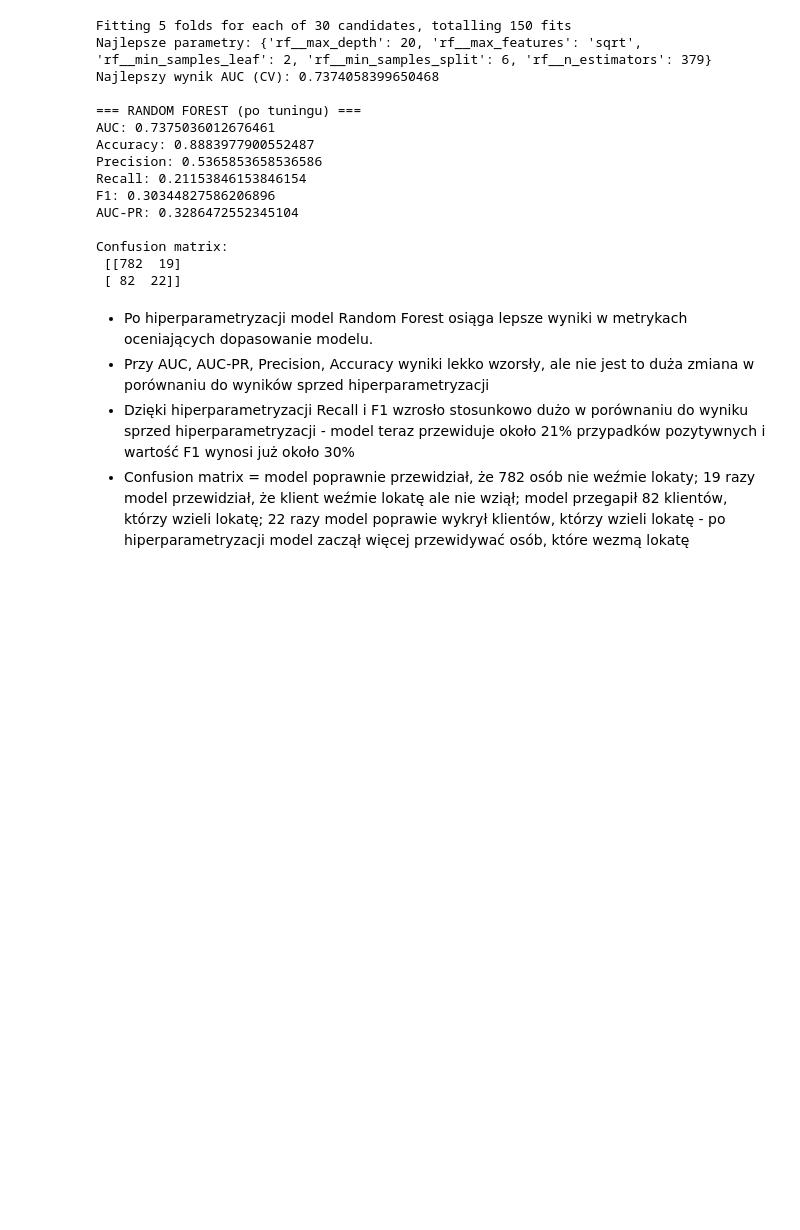
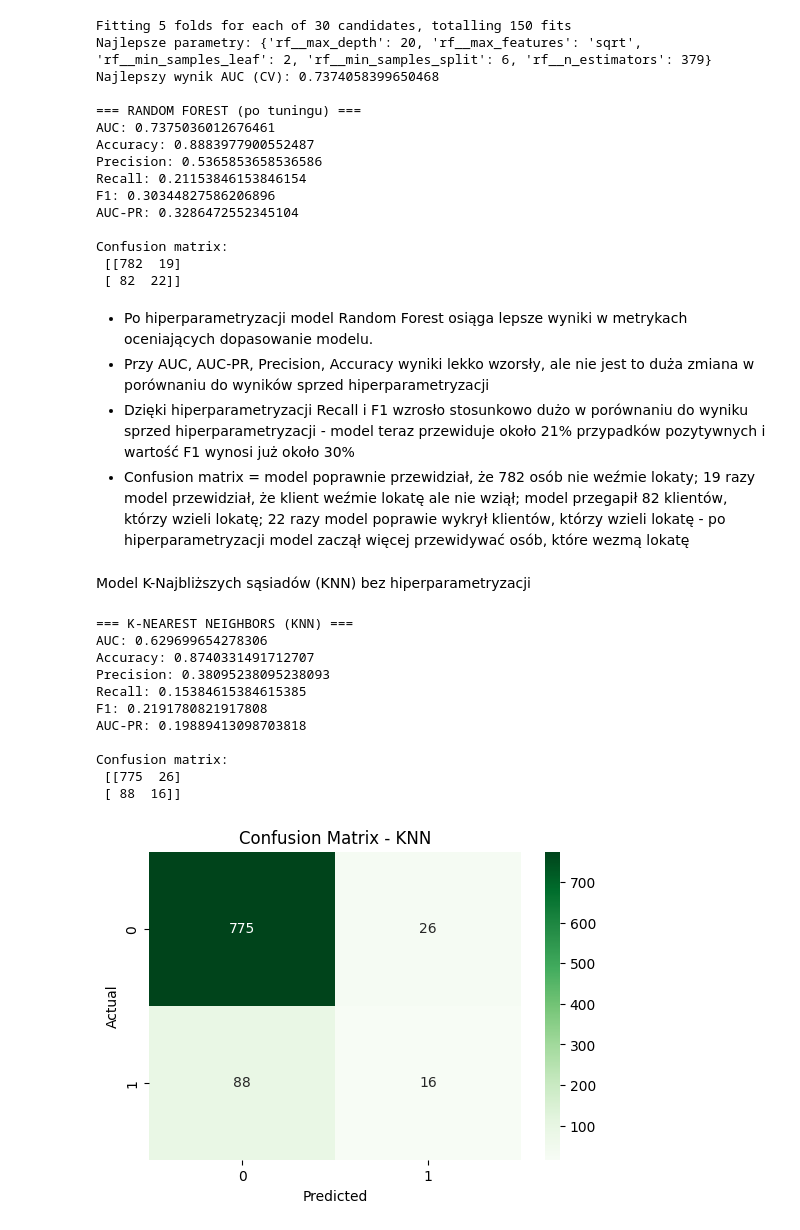
Before and after one commit to AdaGolan/projekt, a Jupyter notebook: Modele_dodatkowe .ipynb, the cells around one changed output. Cells and saved outputs as stored; diff of their text form; code cells hidden in the pictures; blank space fills up the shorter version.

```diff
--- a/Modele_dodatkowe .ipynb
+++ b/Modele_dodatkowe .ipynb
@@ -679,3 +679,54 @@ Confusion matrix:
 * Przy AUC, AUC-PR, Precision, Accuracy wyniki lekko wzorsły, ale nie jest to duża zmiana w porównaniu do wyników sprzed hiperparametryzacji
 * Dzięki hiperparametryzacji Recall i F1 wzrosło stosunkowo dużo w porównaniu do wyniku sprzed hiperparametryzacji - model teraz przewiduje około 21% przypadków pozytywnych i wartość F1 wynosi już około 30%
 * Confusion matrix = model poprawnie przewidział, że 782 osób nie weźmie lokaty; 19 razy model przewidział, że klient weźmie lokatę ale nie wziął; model przegapił 82 klientów, którzy wzieli lokatę; 22 razy model poprawie wykrył klientów, którzy wzieli lokatę - po hiperparametryzacji model zaczął więcej przewidywać osób, które wezmą lokatę
+# %% [markdown]
+Model K-Najbliższych sąsiadów (KNN) bez hiperparametryzacji
+# %%
+from sklearn.neighbors import KNeighborsClassifier
+from sklearn.pipeline import Pipeline
+from sklearn.metrics import (
+    accuracy_score, precision_score, recall_score,
+    f1_score, roc_auc_score, confusion_matrix, average_precision_score
+)
+import matplotlib.pyplot as plt
+import seaborn as sns
+
+knn_model = Pipeline(steps=[
+    ('preprocess', preprocessor),
+    ('scaler', StandardScaler(with_mean=False)),
+    ('knn', KNeighborsClassifier())
+])
+
+knn_model.fit(X_train, y_train)
+
+y_pred_knn = knn_model.predict(X_test)
+y_prob_knn = knn_model.predict_proba(X_test)[:, 1]
+
+print("=== K-NEAREST NEIGHBORS (KNN) ===")
+print("AUC:", roc_auc_score(y_test, y_prob_knn))
+print("Accuracy:", accuracy_score(y_test, y_pred_knn))
+print("Precision:", precision_score(y_test, y_pred_knn))
+print("Recall:", recall_score(y_test, y_pred_knn))
+print("F1:", f1_score(y_test, y_pred_knn))
+print("AUC-PR:", average_precision_score(y_test, y_prob_knn))
+print("\nConfusion matrix:\n", confusion_matrix(y_test, y_pred_knn))
+
+plt.figure(figsize=(6, 4))
+sns.heatmap(confusion_matrix(y_test, y_pred_knn), annot=True, fmt='d', cmap='Greens')
+plt.xlabel("Predicted")
+plt.ylabel("Actual")
+plt.title("Confusion Matrix - KNN")
+plt.show()
+# %% [output]
+=== K-NEAREST NEIGHBORS (KNN) ===
+AUC: 0.629699654278306
+Accuracy: 0.8740331491712707
+Precision: 0.38095238095238093
+Recall: 0.15384615384615385
+F1: 0.2191780821917808
+AUC-PR: 0.19889413098703818
+
+Confusion matrix:
+ [[775  26]
+ [ 88  16]]
+[figure, added]
```
Also changed, not shown: parts of 4 cells of this notebook.
